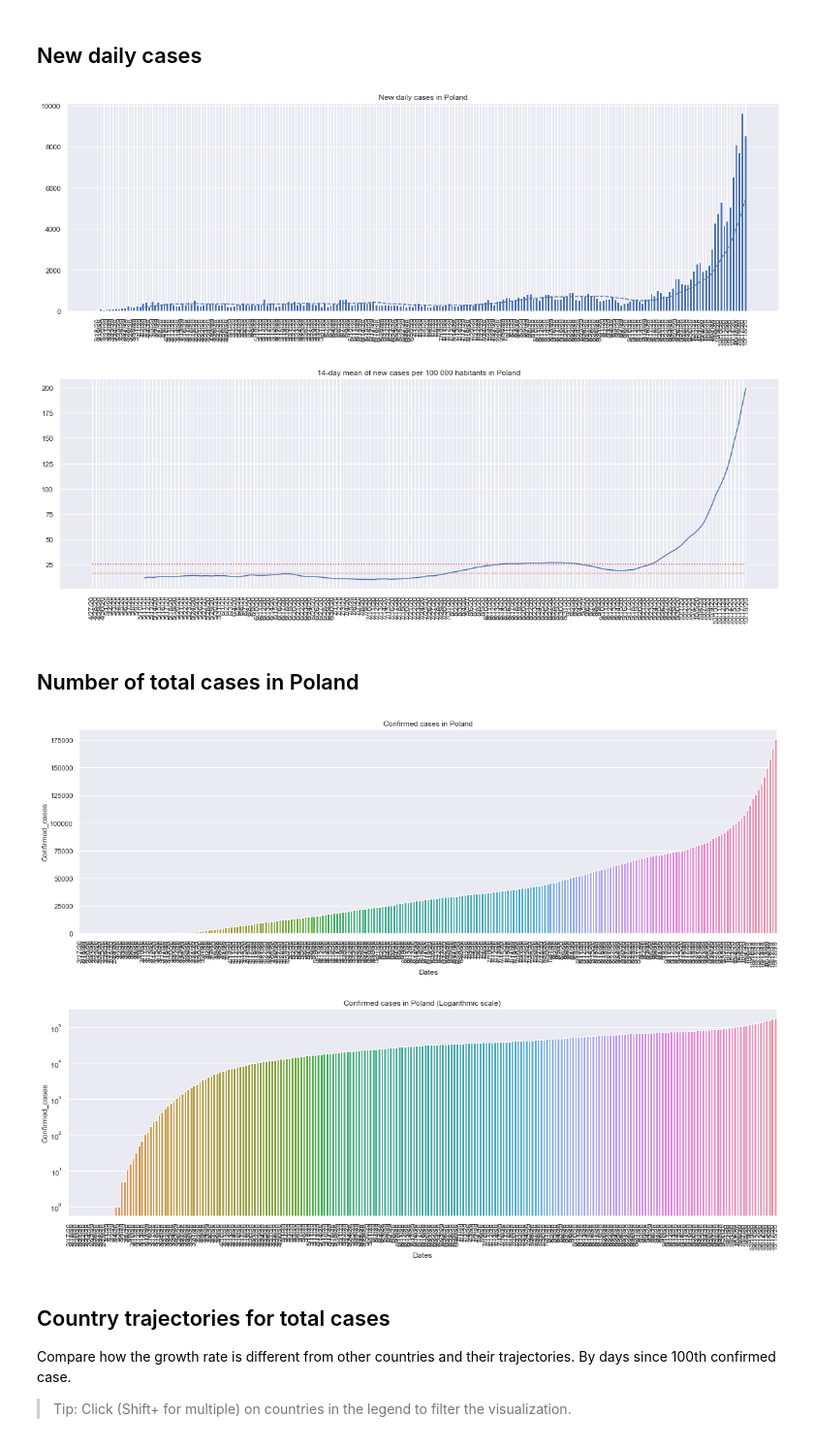
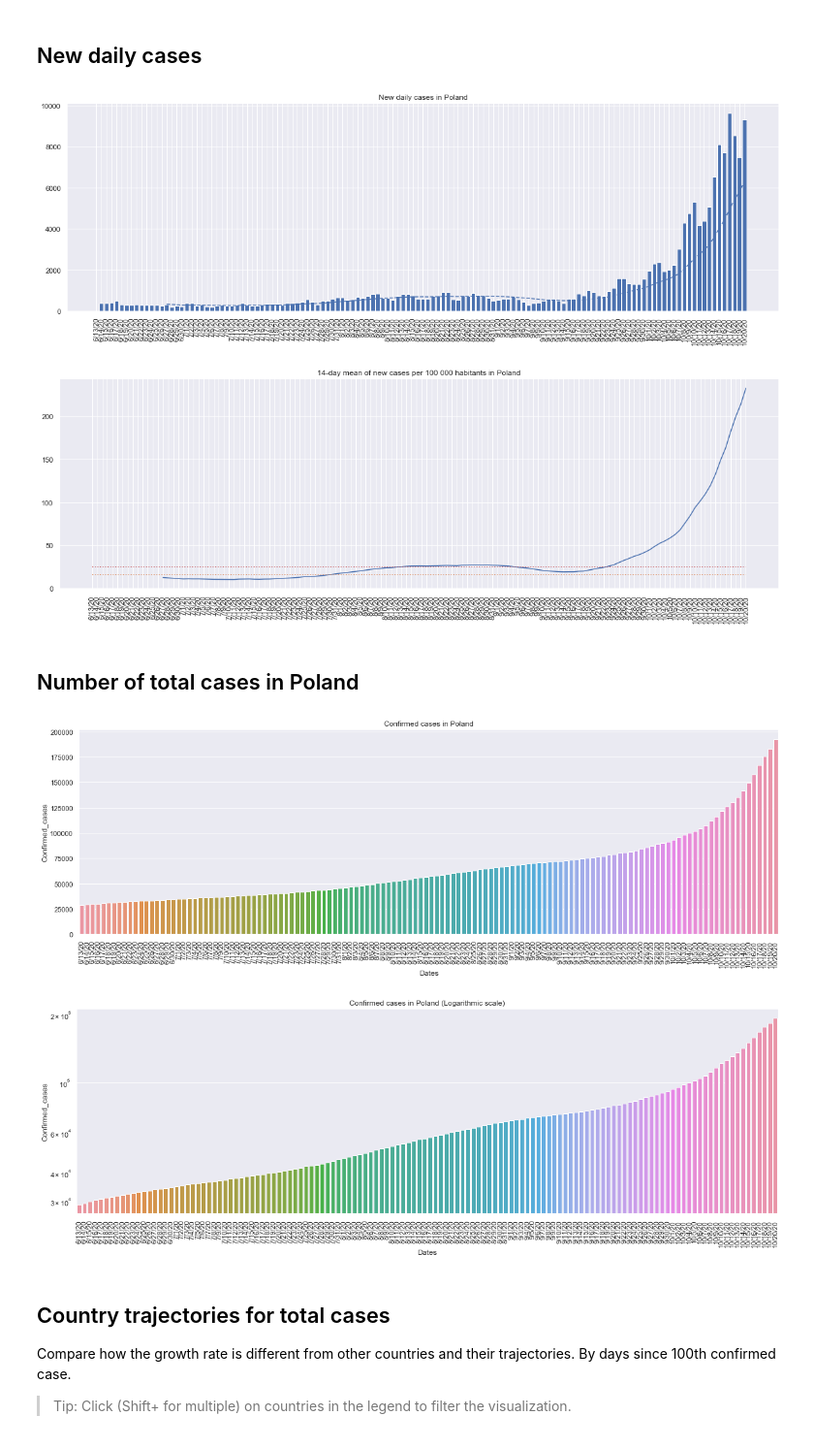
Before and after one commit to IvonaTau/covid19, a Jupyter notebook: _notebooks/2020-03-29-poland.ipynb, the cells around one changed output. Shown at 97% size. Cells and saved outputs as stored; diff of their text form; code cells hidden in the pictures.

```diff
--- a/_notebooks/2020-03-29-poland.ipynb
+++ b/_notebooks/2020-03-29-poland.ipynb
@@ -36,28 +36,31 @@ df = df[~df['Country/Region'].isin(['Cruise Ship'])]   # Remove Ships
 dt_cols = df.columns[~df.columns.isin(['Province/State', 'Country/Region', 'Lat', 'Long'])]
 # %% [markdown]
 ## New daily cases
+# %%
+#hide
+nb_dates_to_show = len(df)-120
 # %%
 #hide_input
-data_pl = plot_new_cases_barplot(df, 'Poland', window=14, cutoff=60)
+data_pl = plot_new_cases_barplot(df, 'Poland', window=14, cutoff=nb_dates_to_show)
 # %% [output]
-[figure, old version]
+[figure, new version]
 # %%
 #hide_input
-plot_new_cases_per100(df, 'Poland', total_population=37970000 ,cutoff=100)
+plot_new_cases_per100(df, 'Poland', total_population=37970000 ,cutoff=nb_dates_to_show)
 # %% [output]
-[figure, old version]
+[figure, new version]
 # %% [markdown]
 ## Number of total cases in Poland
 # %%
 #hide_input
-plot_confirmed_cases_barplot(df,'Poland', cutoff=30)
+plot_confirmed_cases_barplot(df,'Poland', cutoff=nb_dates_to_show)
 # %% [output]
-[figure, old version]
+[figure, new version]
 # %%
 #hide_input
-plot_confirmed_cases_barplot(df, 'Poland', cutoff=30, logarithmic_scale=True)
+plot_confirmed_cases_barplot(df, 'Poland', cutoff=nb_dates_to_show, logarithmic_scale=True)
 # %% [output]
-[figure, old version]
+[figure, new version]
 # %% [markdown]
 ## Country trajectories for total cases
 
```
Also changed, not shown: parts of 15 cells of this notebook, 3 other files.
